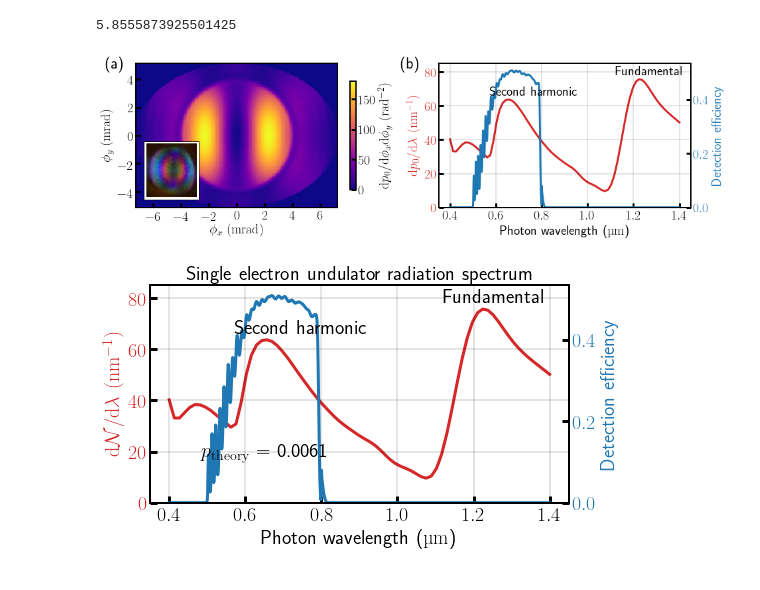
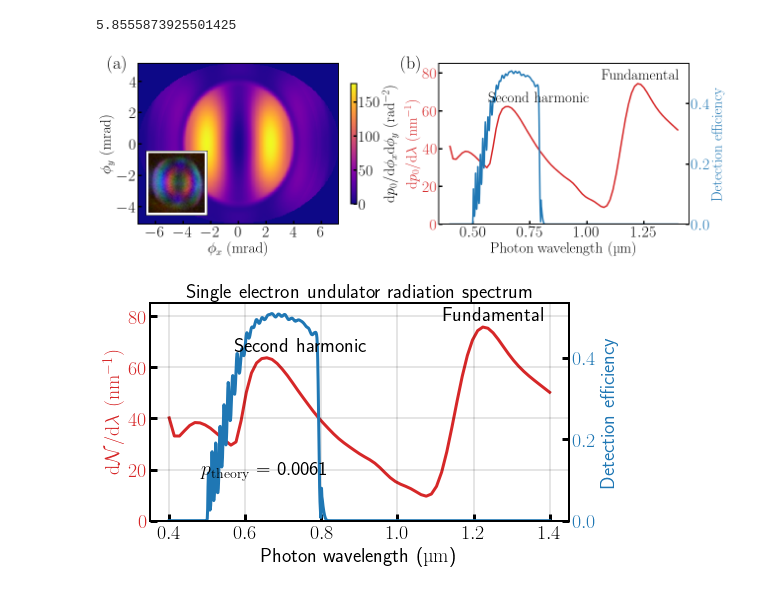
Before and after one commit to IharLobach/ursse, a Jupyter notebook: analyzing_collected_data/radiation_spectrum/wigrad_spectrum_calculator.ipynb, the cells around one changed output. Drawn from its saved outputs; the diff is of its cells as text; code cells hidden in the pictures.

Commit message:
figure changes for dissertation

```diff
--- a/analyzing_collected_data/radiation_spectrum/wigrad_spectrum_calculator.ipynb
+++ b/analyzing_collected_data/radiation_spectrum/wigrad_spectrum_calculator.ipynb
@@ -3,9 +3,9 @@ from transmission_data import transmission_function
 from wigrad import Wiggler, WigglerRadiationSimulator
 import numpy as np
 import matplotlib.pyplot as plt
-from config_ursse import get_from_config
+from config_ursse import get_from_config, get_path_from_config
 import os
-images_dir = os.path.join(get_from_config("URSSE_sync_motion_note_dir"),
+images_dir = os.path.join(get_path_from_config("URSSE_sync_motion_note_dir"),
                           "images")
 import valstore as vt
 # %%
@@ -30,7 +30,7 @@ wr_sim0 = WigglerRadiationSimulator(
     gamma=get_from_config("gamma"),
     harmonics=[1,2,3,4,5],
     aperture='ellipse',
-    only_calc_sum_of_both_polarizations=False,  # if False, then both polarizations are calculated separately
+#     only_calc_sum_of_both_polarizations=False,  # if False, then both polarizations are calculated separately
     spectral_transmission=spectral_transmission
     )
 # %%
@@ -80,10 +80,10 @@ wr_sim = WigglerRadiationSimulator(
     gamma=get_from_config("gamma"),
     harmonics=[1,2,3,4,5],
     aperture='ellipse',
-    only_calc_sum_of_both_polarizations=False,  # if False, then both polarizations are calculated separately
+#     only_calc_sum_of_both_polarizations=False,  # if False, then both polarizations are calculated separately
     spectral_transmission=None
     )
-wr_sim.calc_photon_flux_on_meshgrid()
+wr_sim.calc_amplitude_on_meshgrid()
 wr_sim.extend_results_using_symmetries()
 # %% [markdown]
 # Summary:
@@ -136,7 +138,7 @@ plt.show()
 5.8555873925501425
 # %%
 from ursse.path_assistant import get_plot_style_sheet
-plt.style.use(get_plot_style_sheet("jinst"))
+plt.style.use(get_plot_style_sheet("prab"))
 
 import matplotlib.pyplot as plt
 from matplotlib import cm
@@ -156,7 +158,7 @@ plt.rc('text.latex', preamble=
 
 
 
-fig = plt.figure(figsize=(15,4))
+fig = plt.figure(figsize=(20,6))
 gs = fig.add_gridspec(1, 2)
 ax2 = fig.add_subplot(gs[0])
 ax1 = fig.add_subplot(gs[1]) #, projection='3d')
@@ -179,76 +181,51 @@ ax1_.set_ylabel(r'Detection efficiency', color=color)  # we already handled the
 l_tf = np.linspace(wr_sim.lambda_range[0], wr_sim.lambda_range[-1], 1000)
 ax1_.plot(l_tf, transmission_function(l_tf), color=color, zorder=-50)
 ax1_.tick_params(axis='y', labelcolor=color)
-# ax1_.annotate(r'$p_{\mathrm{theory}}$ = '+'{:.4f}'.format(wr_sim0.get_total_photon_flux()),
-#              ((l_min+l_max)/2, 0.2*ax1_.get_ylim()[1]), ha='center', zorder=100)
-ax1.grid(color='k', linestyle='-', linewidth=2, alpha=0.1)
 ax1.set_ylim(0, 85)
 ax1_.set_ylim(0, ax1_.get_ylim()[1])
 
-ax1_.text(0.7,0.92,'Fundamental',transform=ax1.transAxes)
-ax1_.text(0.2,0.78,'Second harmonic',transform=ax1.transAxes)
+ax1_.text(0.65,0.9,'Fundamental',transform=ax1.transAxes)
+ax1_.text(0.2,0.76,'Second harmonic',transform=ax1.transAxes)
 
 
 
 
-
-# X = np.arange(-5, 5, 0.25)
-# Y = np.arange(-5, 5, 0.25)
-# X, Y = np.meshgrid(X, Y)
-# R = np.sqrt(X**2 + Y**2)
-# Z = np.sin(R)
-# surf = ax2.plot_surface(X, Y, Z, rstride=1, cstride=1, cmap=cm.coolwarm,
-#                        linewidth=0, antialiased=False)
-# ax2.set_zlim(-1.01, 1.01)
-
-
-# surf = ax2.plot_surface(1000*wr_sim0.x_2D,
-#                        1000*wr_sim0.y_2D,
-#                        wr_sim0.get_angular_distribution(),
-#                        cmap=cm.coolwarm,
-#                        linewidth=0,
-#                        antialiased=False)
-# labelpad = 20
-# ax2.set_xlabel(r'$\phi_x$ $(\SI{}{mrad})$', labelpad=labelpad)
-# ax2.set_ylabel(r'$\phi_y$ $(\SI{}{mrad})$', labelpad=labelpad)
-# ax2.set_zlabel(r"$\dd\None/\dd\phi_x\dd\phi_y$ $(\SI{}{rad^{-2}})$")
-
-# plt.colorbar(surf, shrink=0.5, aspect=10, ax=ax2)
-
 ang_dist = wr_sim0.get_angular_distribution()
 
-pcm = ax2.pcolormesh(1000*wr_sim0.x_2D, 1000*wr_sim0.y_2D, ang_dist, cmap=cm.get_cmap('plasma'))
+pcm = ax2.pcolormesh(1000*wr_sim0.x_2D, 1000*wr_sim0.y_2D, ang_dist,
+                     cmap=cm.get_cmap('plasma'))
 # asp = (ax2.get_ylim()[1]-ax2.get_ylim()[0])/(ax2.get_xlim()[1]-ax2.get_xlim()[0])
 # ax2.set_aspect(1/np.sqrt(2)*1/asp)
 ax2.set_xlabel(r'$\phi_x$ $(\SI{}{mrad})$')
 ax2.set_ylabel(r'$\phi_y$ $(\SI{}{mrad})$')
 ax2.set_yticks(ticks=np.arange(-4,6,2))
 ax2.set_xticks(ticks=np.arange(-6,8,2))
 
 cb = fig.colorbar(pcm, ax=ax2, shrink=0.75,
-                  label=r"$\dd\None/\dd\phi_x\dd\phi_y$ $(\SI{}{rad^{-2}})$")
+                  label=r"$\dd\None/\dd\phi_x\dd\phi_y$ $(\SI{}{rad^{-2}})$",
+                 ticks=[0,50,100,150])
 
 
-imagebox = OffsetImage(mpimg.imread('photo.png'), zoom=0.4)
+imagebox = OffsetImage(mpimg.imread('photo.png'), zoom=0.6)
 
 ab = AnnotationBbox(imagebox, (-6.5, -4.4),
                    box_alignment=(0,0),
                    pad=0.2)
 
 ax2.add_artist(ab)
 
 
 for ax, lab in zip((ax2, ax1), ["(a)", "(b)"]):
     ax.text(-0.15, 1.05, lab, transform=ax.transAxes, va='top', ha='left',
-           fontsize=24)
+           fontsize=36)
 
 fig.savefig(os.path.join(images_dir,
                              "spectral_angular_properties.png"),
             dpi=300, bbox_inches='tight')
 
 plt.show()
 # %% [output]
-[figure, old version]
+[figure, new version]
 # %%
 vt.newval("pTheor", wr_sim0.get_total_photon_flux(), "{:.2e}", "",
           "analyzing_collected_data/radiation_spectrum/wigrad_spectrum_calculator.ipynb")
```
Also changed, not shown: parts of 6 cells of this notebook, 17 other files.
